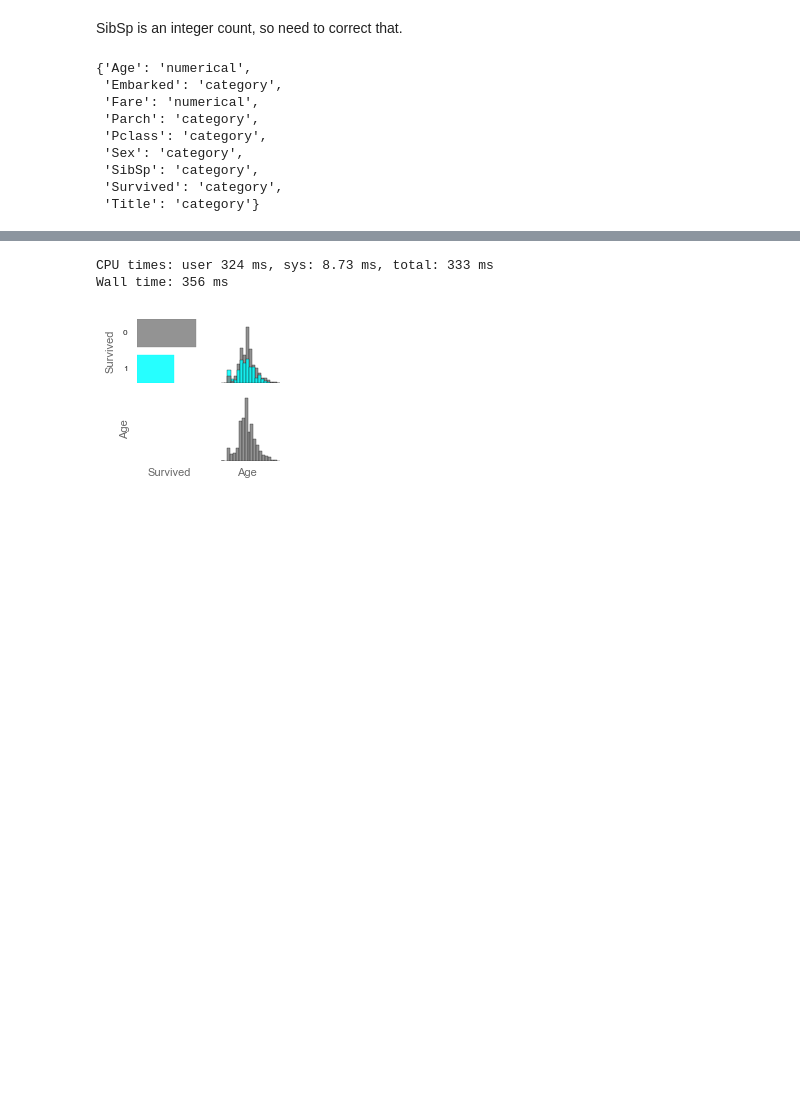
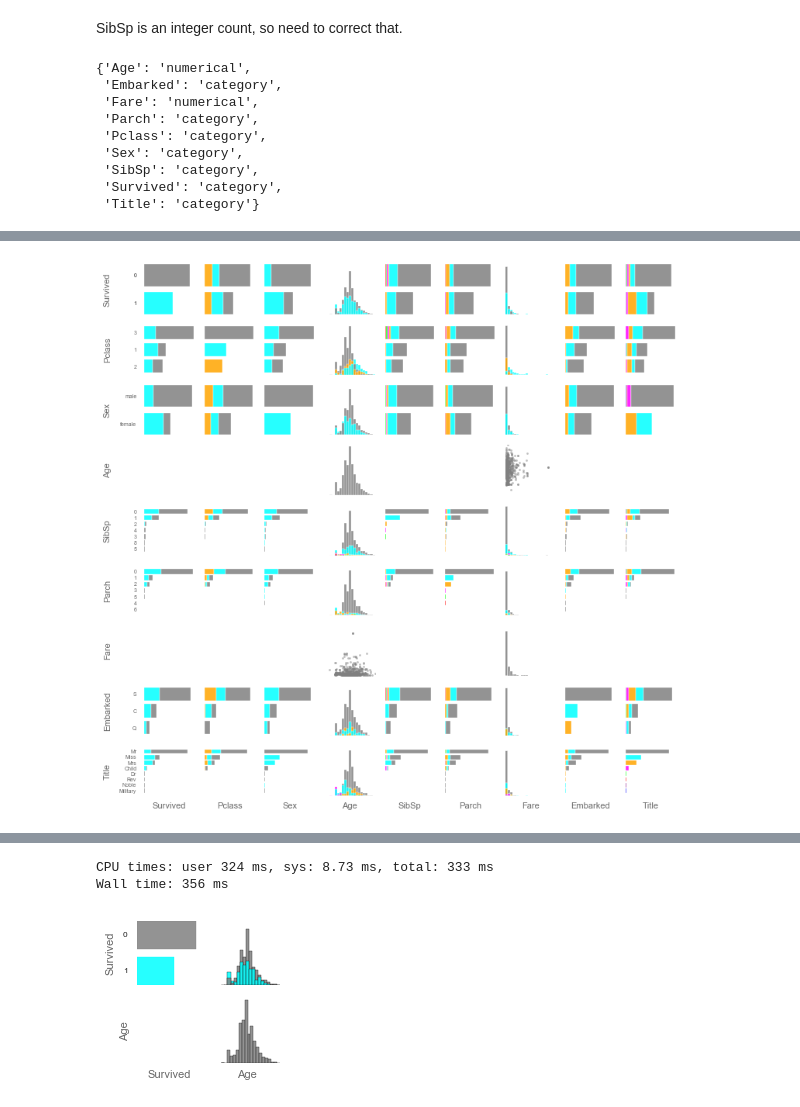
Before and after one commit to kpflugshaupt/pairplotr, a Jupyter notebook: dataframe_visualization_lib_demo.ipynb, the cells around one changed output, grey strips where cells are left out. Drawn from its saved outputs; the diff is of its cells as text; code cells hidden in the pictures; blank space fills up the shorter version.

```diff
--- a/dataframe_visualization_lib_demo.ipynb
+++ b/dataframe_visualization_lib_demo.ipynb
@@ -513,3 +513,9 @@ data_types
  'SibSp': 'category',
  'Survived': 'category',
  'Title': 'category'}
+# %%
+%%time
+reload(dataframe_visualization_lib)
+dataframe_visualization_lib.compare_data(trimmed_df,
+                                         data_types=data_types,fig_size=100)
+# %% [output]
@@ -516,3 +524,4 @@ data_types
+[figure, added]
 # %%
 %%time
 reload(dataframe_visualization_lib)
```
Also changed, not shown: parts of 5 cells of this notebook, 2 other files.
